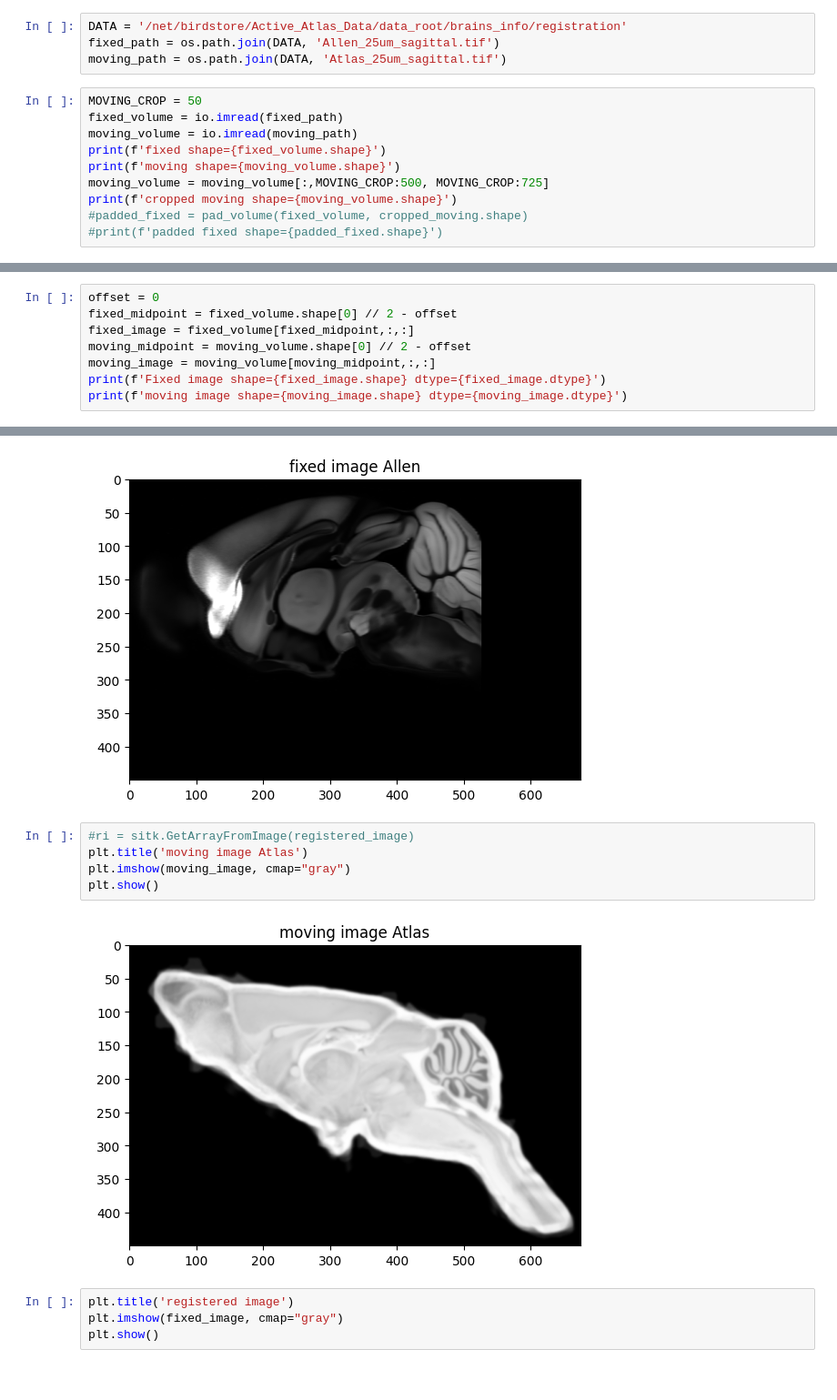
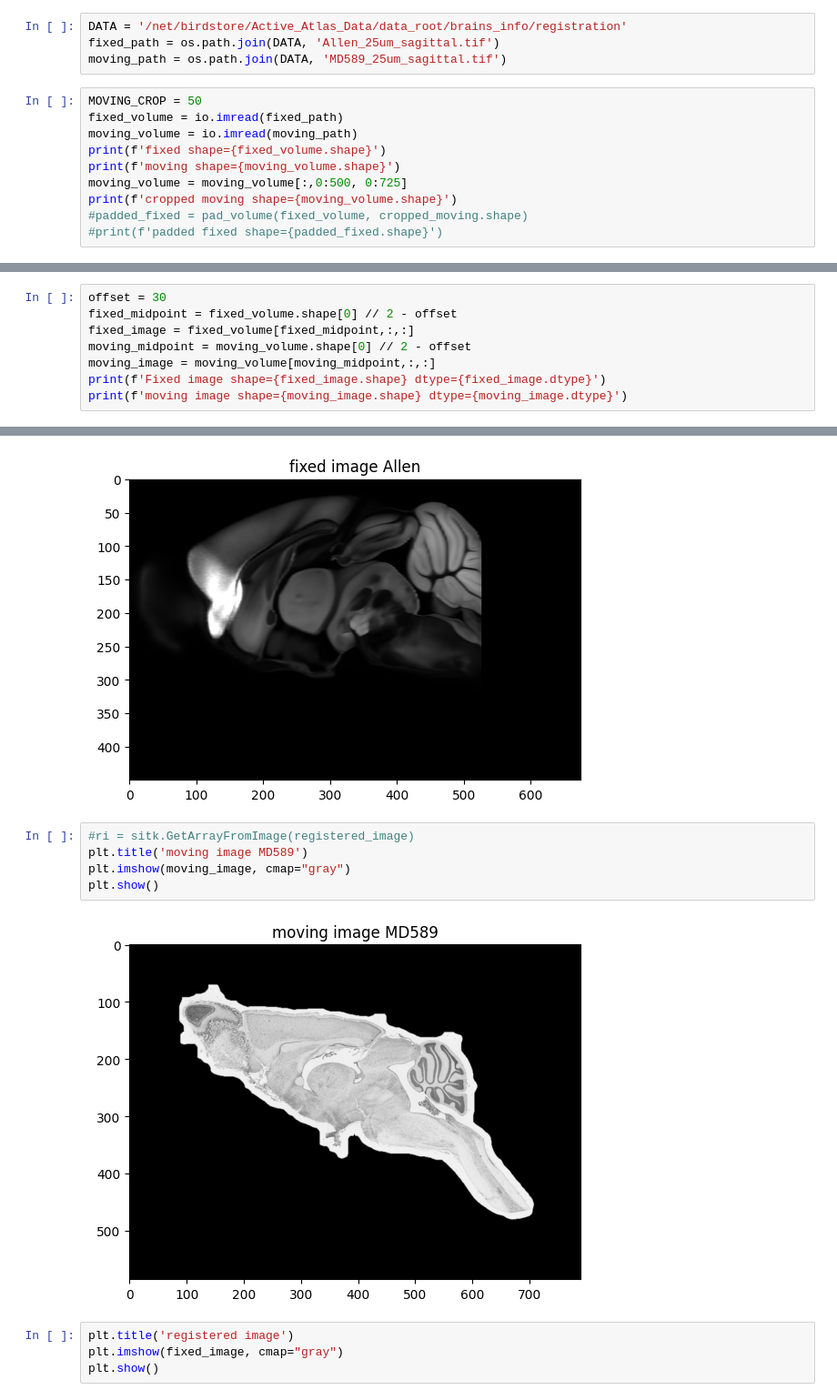
Before and after one commit to BrainSharer/pipeline, a Jupyter notebook: src/registration/notebooks/compare_volumes.ipynb, the cells around one changed output, grey strips where cells are left out. Shown at 91% size. Saved outputs shown, nothing was run; the diff lists cells and outputs as text; blank space fills up the shorter version.

```diff
--- a/src/registration/notebooks/compare_volumes.ipynb
+++ b/src/registration/notebooks/compare_volumes.ipynb
@@ -20,14 +20,14 @@ def pad_volume(volume, padto):
 # %%
 DATA = '/net/birdstore/Active_Atlas_Data/data_root/brains_info/registration'
 fixed_path = os.path.join(DATA, 'Allen_25um_sagittal.tif')
-moving_path = os.path.join(DATA, 'Atlas_25um_sagittal.tif')
+moving_path = os.path.join(DATA, 'MD589_25um_sagittal.tif')
 # %%
 MOVING_CROP = 50
 fixed_volume = io.imread(fixed_path)
 moving_volume = io.imread(moving_path)
 print(f'fixed shape={fixed_volume.shape}')
 print(f'moving shape={moving_volume.shape}')
-moving_volume = moving_volume[:,MOVING_CROP:500, MOVING_CROP:725]
+moving_volume = moving_volume[:,0:500, 0:725]
 print(f'cropped moving shape={moving_volume.shape}')
 #padded_fixed = pad_volume(fixed_volume, cropped_moving.shape)
 #print(f'padded fixed shape={padded_fixed.shape}')
@@ -39,7 +39,7 @@ cropped moving shape=(447, 450, 675)
 savepath = os.path.join(DATA, 'Atlas_25um_sagittal.tif')
 io.imsave(savepath, moving_volume)
 # %%
-offset = 0
+offset = 30
 fixed_midpoint = fixed_volume.shape[0] // 2 - offset
 fixed_image = fixed_volume[fixed_midpoint,:,:]
 moving_midpoint = moving_volume.shape[0] // 2 - offset
@@ -62,11 +62,11 @@ plt.show()
 [figure]
 # %%
 #ri = sitk.GetArrayFromImage(registered_image)
-plt.title('moving image Atlas')
+plt.title('moving image MD589')
 plt.imshow(moving_image, cmap="gray")
 plt.show()
 # %% [output]
-[figure, old version]
+[figure, new version]
 # %%
 plt.title('registered image')
 plt.imshow(fixed_image, cmap="gray")
```
Also changed, not shown: parts of 3 cells of this notebook, 13 other files.
